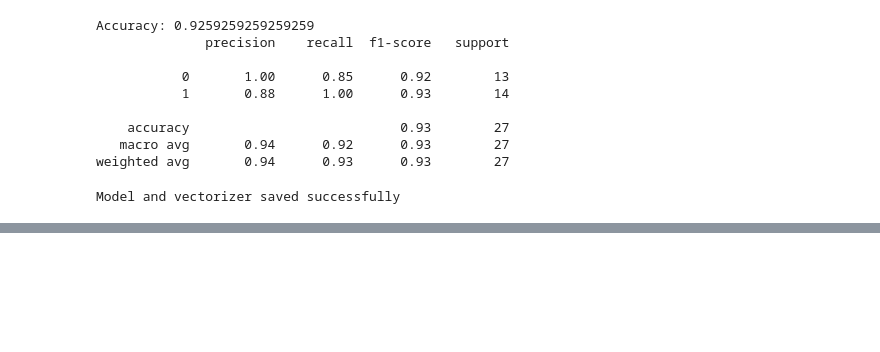
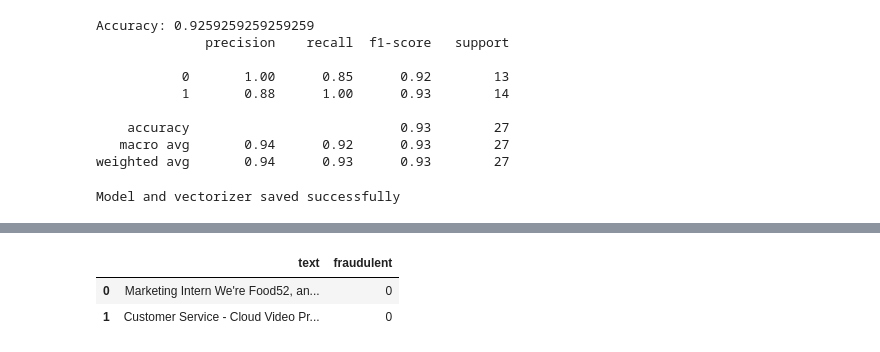
Before and after one commit to Dhruvi-Rawat/SAFE-INTERN, a Jupyter notebook: ml/train_model.ipynb, the cells around one changed output, grey strips where cells are left out. Cells and saved outputs as stored; diff of their text form; code cells hidden in the pictures; blank space fills up the shorter version.

```diff
--- a/ml/train_model.ipynb
+++ b/ml/train_model.ipynb
@@ -100,0 +127,15 @@ Model and vectorizer saved successfully
+# %%
+df["text"] = (
+    df["title"] + " " +
+    df["company_profile"] + " " +
+    df["description"] + " " +
+    df["requirements"] + " " +
+    df["benefits"]
+)
+
+df = df[["text", "fraudulent"]]
+df.head(2)
+# %% [output]
+|  | text | fraudulent |
+| 0 | Marketing Intern We're Food52, an... | 0 |
+| 1 | Customer Service - Cloud Video Pr... | 0 |
```
Also changed, not shown: parts of 10 cells of this notebook, 17 other files.
